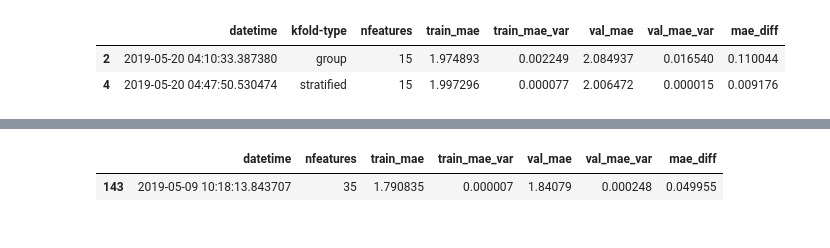
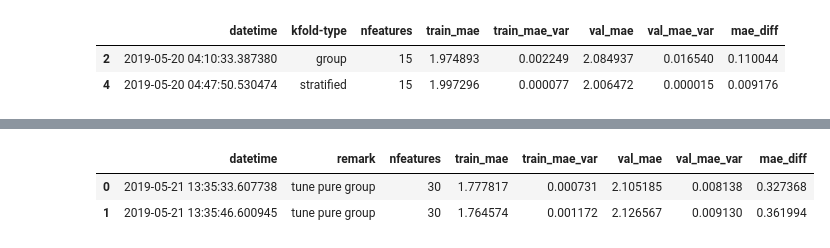
Before and after one commit to arhow/LANLEarthquakePrediction2019, a Jupyter notebook: mystacknet2.ipynb, the cells around one changed output, grey strips where cells are left out. Drawn from its saved outputs; the diff is of its cells as text; code cells hidden in the pictures.

```diff
--- a/mystacknet2.ipynb
+++ b/mystacknet2.ipynb
@@ -659,5 +734,6 @@ df_submit.to_csv('submission_mystacknet_2.csv', index=False)
 # %%
-df_trial.loc[143:143][['datetime','nfeatures', 'train_mae','train_mae_var','val_mae','val_mae_var','mae_diff']]
+df_trial[['datetime','remark', 'nfeatures', 'train_mae','train_mae_var','val_mae','val_mae_var','mae_diff']]
 # %% [output]
-|  | datetime | nfeatures | train_mae | train_mae_var | val_mae | val_mae_var | mae_diff |
-| 143 | 2019-05-09 10:18:13.843707 | 35 | 1.790835 | 0.000007 | 1.84079 | 0.000248 | 0.049955 |
+|  | datetime | remark | nfeatures | train_mae | train_mae_var | val_mae | val_mae_var | mae_diff |
+| 0 | 2019-05-21 13:35:33.607738 | tune pure group | 30 | 1.777817 | 0.000731 | 2.105185 | 0.008138 | 0.327368 |
+| 1 | 2019-05-21 13:35:46.600945 | tune pure group | 30 | 1.764574 | 0.001172 | 2.126567 | 0.009130 | 0.361994 |
```
Also changed, not shown: parts of 33 cells of this notebook, 8 other files.
